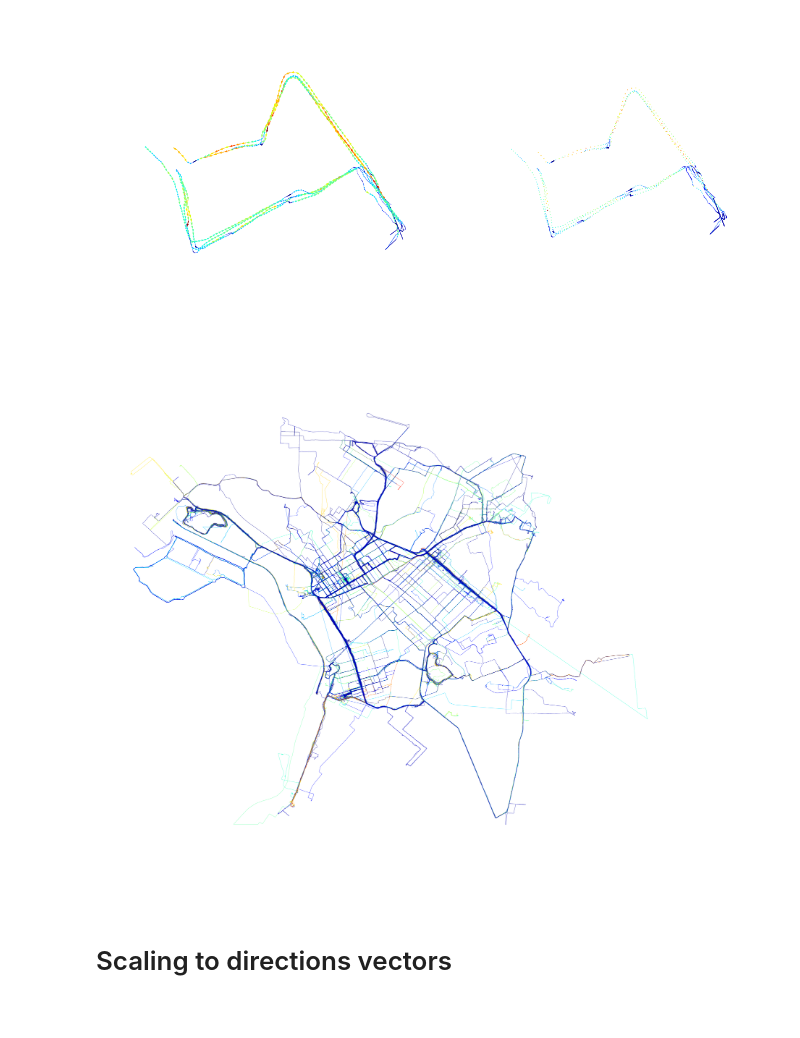
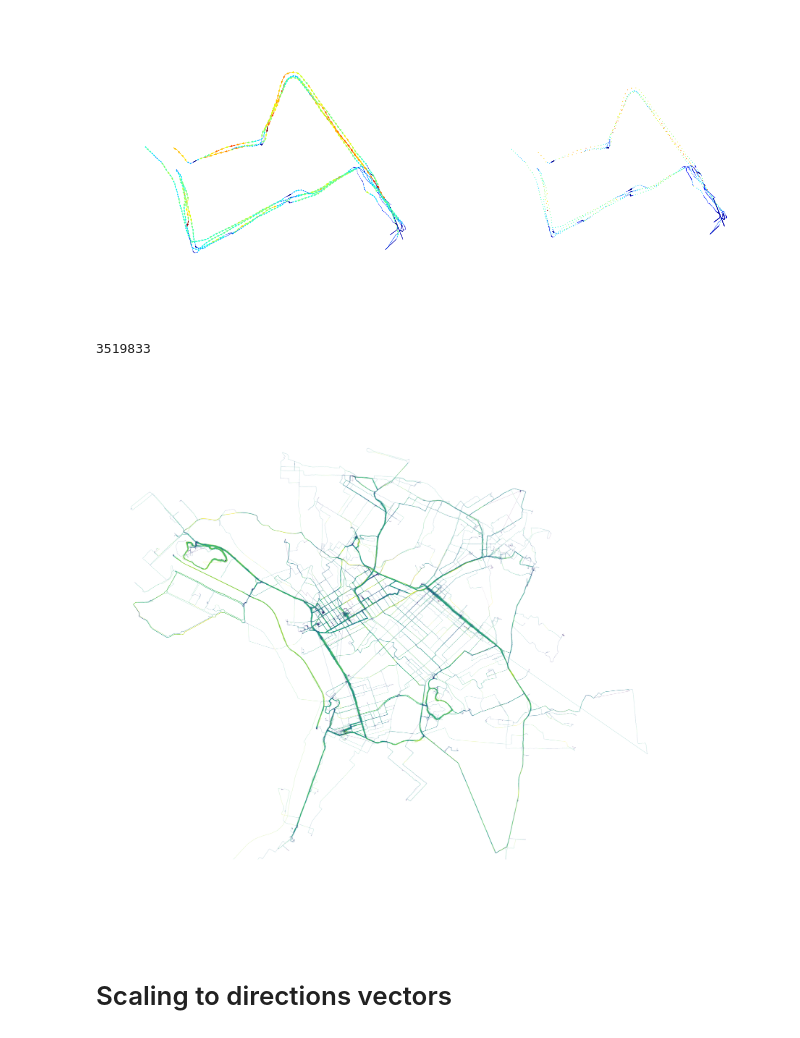
Before and after one commit to sztelzer/Bike-Riding-Analysis, a Jupyter notebook: Visualizing Maps.ipynb, the cells around one changed output. Cells and saved outputs as stored; diff of their text form; code cells hidden in the pictures.

```diff
--- a/Visualizing Maps.ipynb
+++ b/Visualizing Maps.ipynb
@@ -117,25 +127,29 @@ plt.show()
 # %%
 N = 20
 c['distmean'] = np.convolve(c.dist, np.ones((N,))/N, mode='same')
 
 c = data
-groups = c[['ilon', 'ilat']].groupby([c.rider, c.ride], as_index=False, squeeze=True)
-xy = list(groups)
-x = []
-for a in range(len(xy)):
-    x.append(np.array(xy[a][1]))
+# groups = c[['ilon', 'ilat']].groupby([c.rider, c.ride], as_index=False, squeeze=True)
+# xy = list(groups)
+# x = []
+# for a in range(len(xy)):
+#     x.append(np.array(xy[a][1]))
+
+x = list(zip(zip(c.ilon, c.ilat), zip(c.flon, c.flat)))
+print(len(x))
 
 g, ax = plt.subplots(figsize=(60,60))
-collection = LineCollection(x, colors=rgba, linewidth=1, alpha=1)
-# collection.set_array(norm(c.distmean))
+collection = LineCollection(x, linewidth=1, alpha=0.5)
+collection.set_array(norm(c.distmean))
 
 ax.add_collection(collection)
 ax.autoscale_view()
 ax.axis('equal')
 plt.axis('off')
 plt.show()
 # %% [output]
+3519833
-[figure, old version]
+[figure, new version]
 # %% [markdown]
 # Scaling to directions vectors
 # %% [markdown]
```
Also changed, not shown: parts of 3 cells of this notebook, 3 other files.
